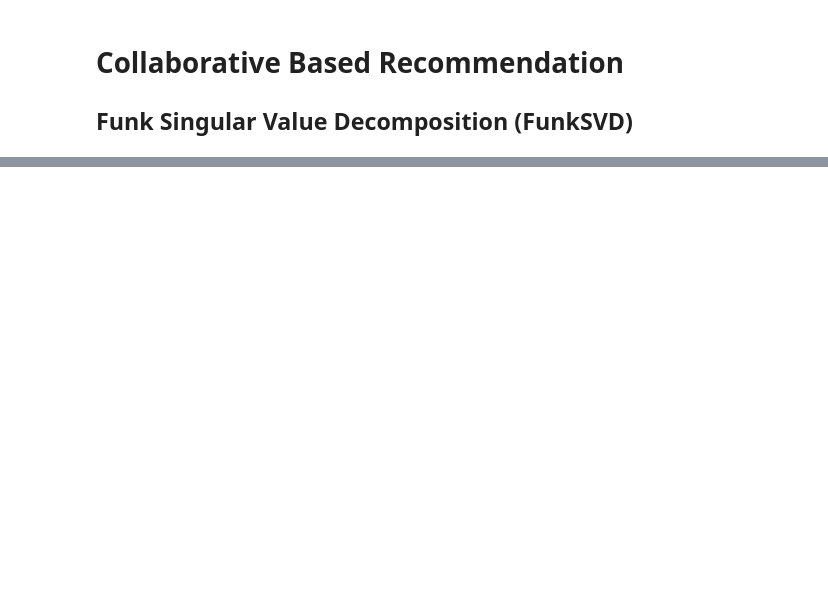
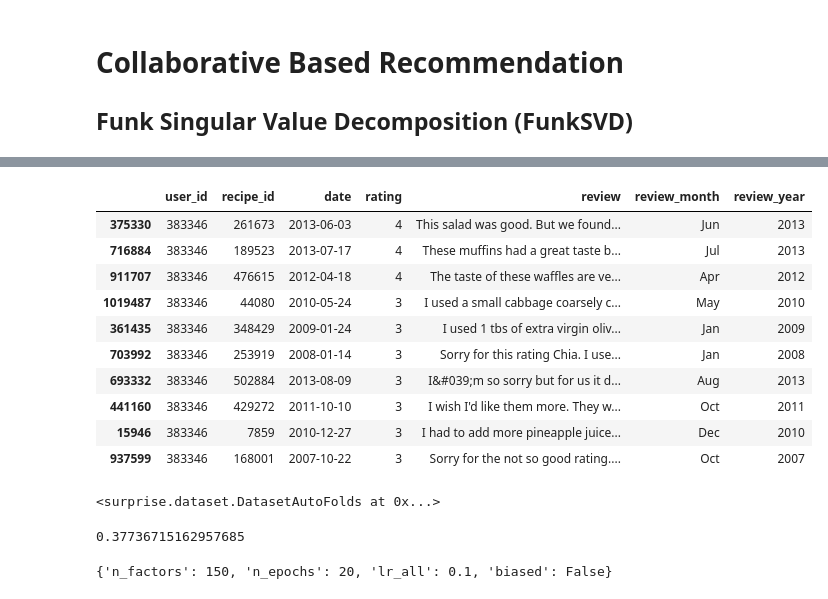
Before and after one commit to kli210/recipe_recommender_capstone, a Jupyter notebook: advanced_modelling.ipynb, the cells around one changed output, grey strips where cells are left out. Saved outputs shown, nothing was run; the diff lists cells and outputs as text; code cells hidden in the pictures; blank space fills up the shorter version.

```diff
--- a/advanced_modelling.ipynb
+++ b/advanced_modelling.ipynb
@@ -165,0 +93,26 @@ In reality, our ratings will get better and better as we use more latent variabl
+# %%
+# recipes with lowest rating by user
+user_383346.sort_values("rating", ascending=False).tail(10)
+# %% [output]
+|  | user_id | recipe_id | date | rating | review | review_month | review_year |
+| 375330 | 383346 | 261673 | 2013-06-03 | 4 | This salad was good. But we found... | Jun | 2013 |
+| 716884 | 383346 | 189523 | 2013-07-17 | 4 | These muffins had a great taste b... | Jul | 2013 |
+| 911707 | 383346 | 476615 | 2012-04-18 | 4 | The taste of these waffles are ve... | Apr | 2012 |
+| 1019487 | 383346 | 44080 | 2010-05-24 | 3 | I used a small cabbage coarsely c... | May | 2010 |
+| 361435 | 383346 | 348429 | 2009-01-24 | 3 | I used 1 tbs of extra virgin oliv... | Jan | 2009 |
+| 703992 | 383346 | 253919 | 2008-01-14 | 3 | Sorry for this rating Chia. I use... | Jan | 2008 |
+| 693332 | 383346 | 502884 | 2013-08-09 | 3 | I&#039;m so sorry but for us it d... | Aug | 2013 |
+| 441160 | 383346 | 429272 | 2011-10-10 | 3 | I wish I'd like them more. They w... | Oct | 2011 |
+| 15946 | 383346 | 7859 | 2010-12-27 | 3 | I had to add more pineapple juice... | Dec | 2010 |
+| 937599 | 383346 | 168001 | 2007-10-22 | 3 | Sorry for the not so good rating.... | Oct | 2007 |
+# %%
+# Set the reader with accurate rating scale
+my_reader = Reader(rating_scale=(1, 10))
+
+# Set the dataset
+# Remember that the df parameter has to have 3 columns:
+# User ids, Item ids (anime), Ratings
+my_dataset = Dataset.load_from_df(sampled_data[["user_id", "recipe_id", "rating"]], my_reader)
+my_dataset
+# %% [output]
+<surprise.dataset.DatasetAutoFolds at 0x...>
@@ -165,0 +135,10 @@ In reality, our ratings will get better and better as we use more latent variabl
+# %%
+# Check the FCP accuracy score (1.0 is ideal and 0 is worst)
+GS.best_score['fcp']
+# %% [output]
+0.37736715162957685
+# %%
+# Check the best parameters
+GS.best_params['fcp']
+# %% [output]
+{'n_factors': 150, 'n_epochs': 20, 'lr_all': 0.1, 'biased': False}
```
Also changed, not shown: parts of 44 cells of this notebook.
